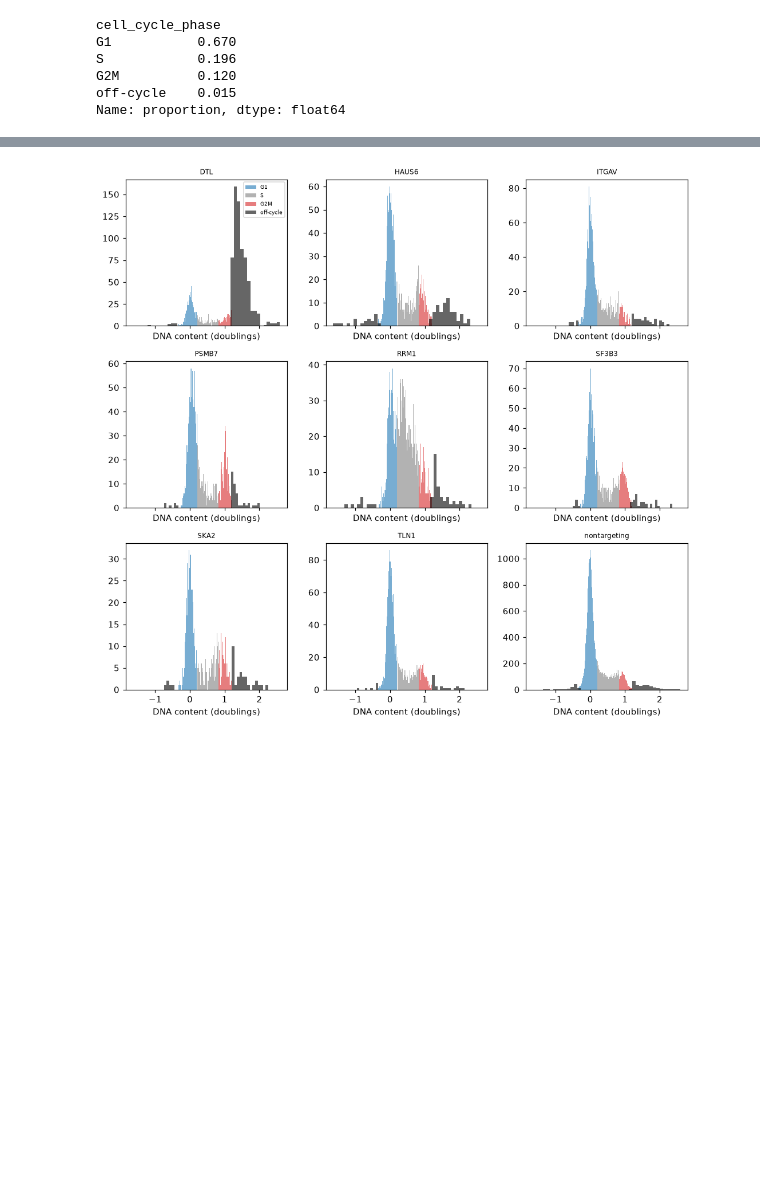
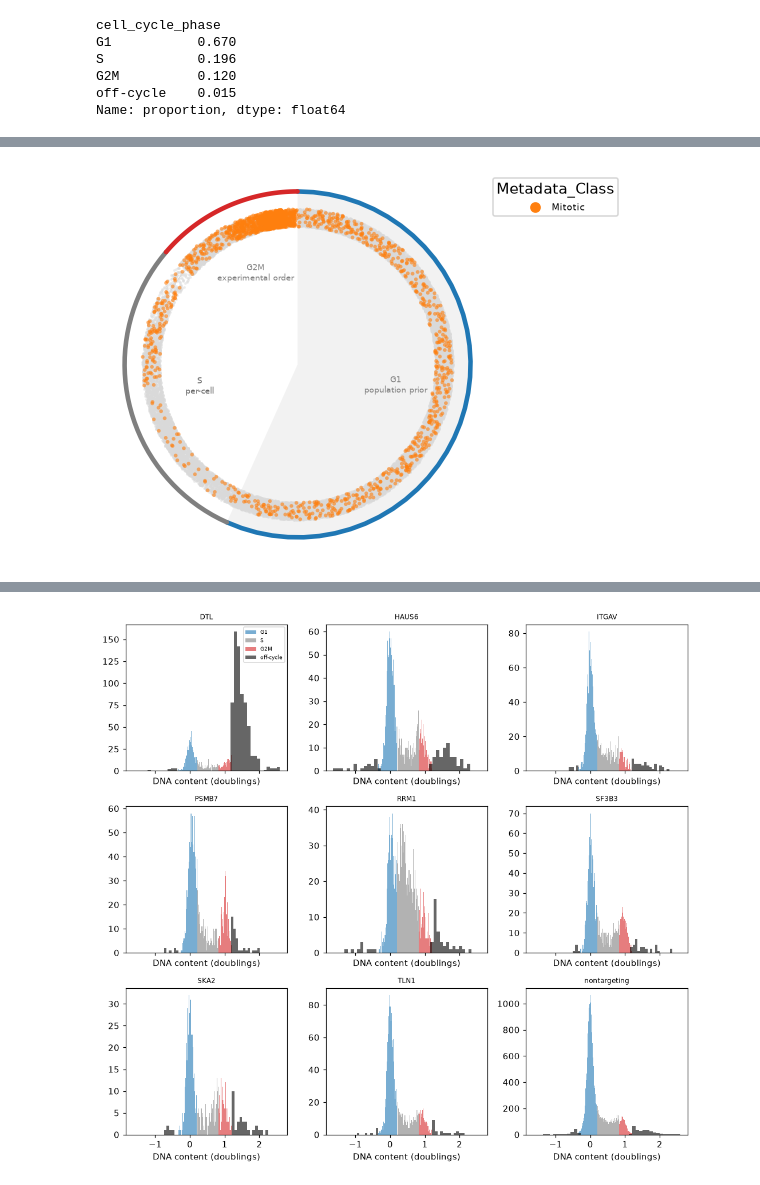
Before and after one commit to scverse/mantispy, a Jupyter notebook: docs/tutorials/single_cells/cell_cycle.ipynb, the cells around one changed output, grey strips where cells are left out. Cells and saved outputs as stored; diff of their text form; code cells hidden in the pictures; blank space fills up the shorter version.

```diff
--- a/docs/tutorials/single_cells/cell_cycle.ipynb
+++ b/docs/tutorials/single_cells/cell_cycle.ipynb
@@ -173,0 +190,14 @@ fitted ones. The 1.5% off the cycle is the baseline a knockout's off-cycle share
+# %%
+from sklearn.metrics import roc_auc_score
+
+mt.tl.fit_cell_cycle(
+    cells, reference="negcon", qc_features=("Nuclei_AreaShape_Area", "Nuclei_AreaShape_Solidity"), refine_g2m=True
+)
+mt.tl.project_cell_cycle(cells)
+model = cells.uns["mantispy"]["cell_cycle"]
+check = (cells.obs["cell_cycle_phase"] == "G2M") & (cells.obs["Metadata_Control_Type"] == "negcon")
+order = cells.obs.loc[check, "cell_cycle_g2m_order"].to_numpy()
+is_mitotic = (cells.obs.loc[check, "Metadata_Class"] == "Mitotic").to_numpy()
+print(f"AUROC of the G2M order for mitotic calls, control cells in G2M: {roc_auc_score(is_mitotic, order):.2f}")
+quarter = pd.qcut(order, 4, labels=["first", "second", "third", "fourth"])
+pd.Series(is_mitotic).groupby(quarter, observed=True).mean().rename("share mitotic").round(3)
@@ -173,0 +220,5 @@ fitted ones. The 1.5% off the cycle is the baseline a knockout's off-cycle share
+# %%
+controls = cells[cells.obs["Metadata_Control_Type"] == "negcon"]
+mt.pl.cell_cycle_clock(controls, color="Metadata_Class", groups=["Mitotic"])
+# %% [output]
+[figure, added]
```
Also changed, not shown: parts of 31 cells of this notebook, 6 other files.
